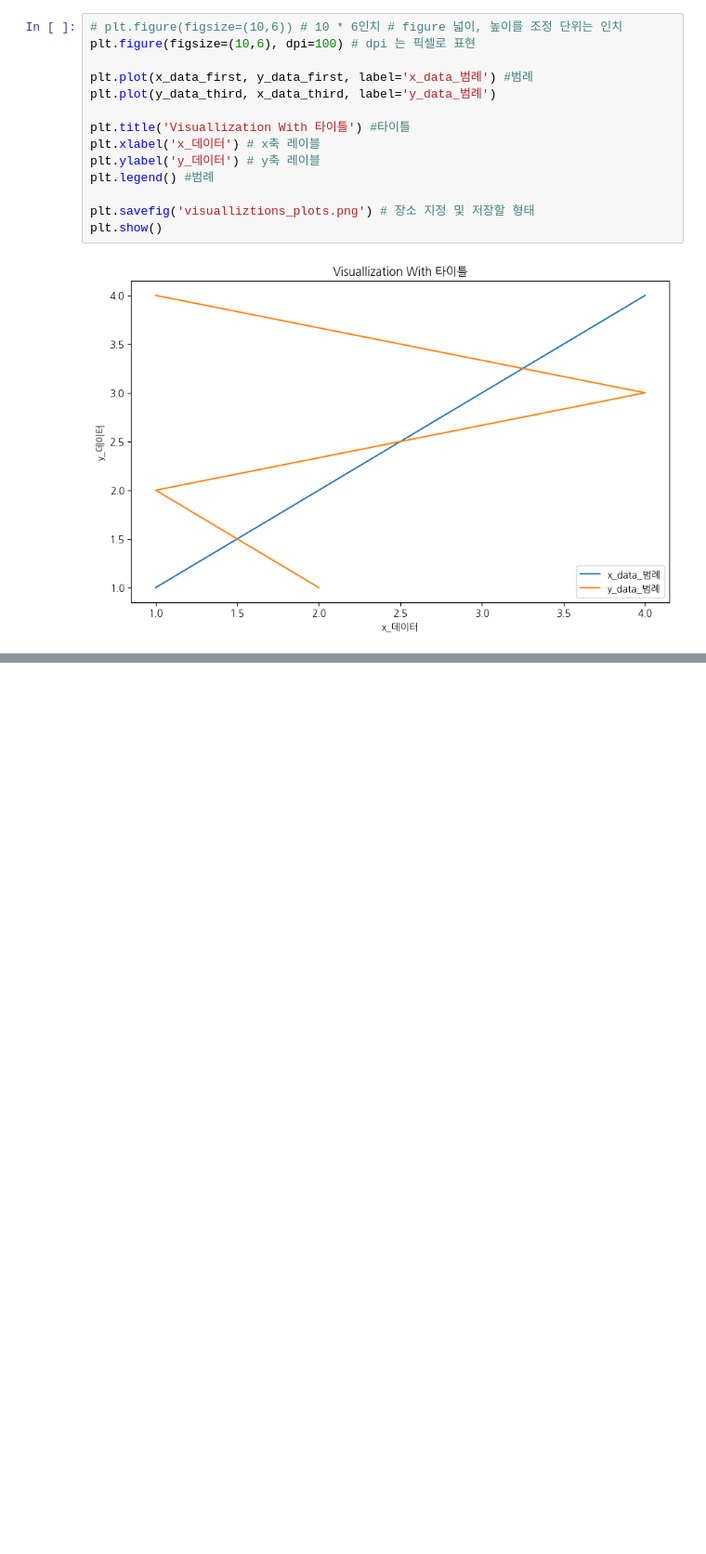
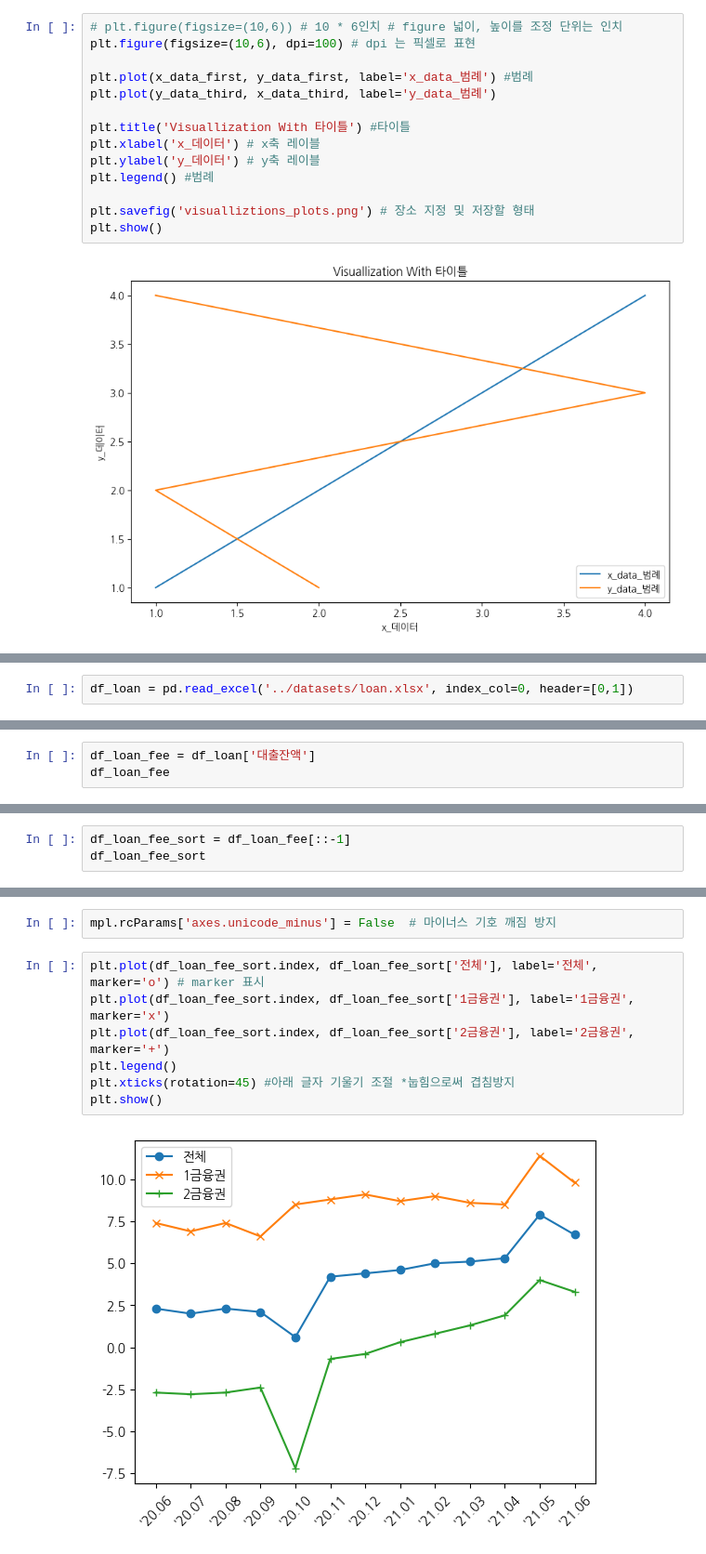
Before and after one commit to jihun-shim/study_pandas, a Jupyter notebook: codes/12.visullizations_plots.ipynb, the cells around one changed output, grey strips where cells are left out. Shown at 93% size. Saved outputs shown, nothing was run; the diff lists cells and outputs as text; blank space fills up the shorter version.

```diff
--- a/codes/12.visullizations_plots.ipynb
+++ b/codes/12.visullizations_plots.ipynb
@@ -79,0 +86,2 @@ plt.show()
+# %%
+df_loan = pd.read_excel('../datasets/loan.xlsx', index_col=0, header=[0,1])
@@ -79,0 +99,3 @@ plt.show()
+# %%
+df_loan_fee = df_loan['대출잔액']
+df_loan_fee
@@ -79,0 +117,3 @@ plt.show()
+# %%
+df_loan_fee_sort = df_loan_fee[::-1]
+df_loan_fee_sort
@@ -79,0 +148,11 @@ plt.show()
+# %%
+mpl.rcParams['axes.unicode_minus'] = False  # 마이너스 기호 깨짐 방지
+# %%
+plt.plot(df_loan_fee_sort.index, df_loan_fee_sort['전체'], label='전체', marker='o') # marker 표시
+plt.plot(df_loan_fee_sort.index, df_loan_fee_sort['1금융권'], label='1금융권', marker='x')
+plt.plot(df_loan_fee_sort.index, df_loan_fee_sort['2금융권'], label='2금융권', marker='+')
+plt.legend()
+plt.xticks(rotation=45) #아래 글자 기울기 조절 *눕힘으로써 겹침방지
+plt.show()
+# %% [output]
+[figure, added]
```
Also changed, not shown: parts of 9 cells of this notebook, 7 other files.
